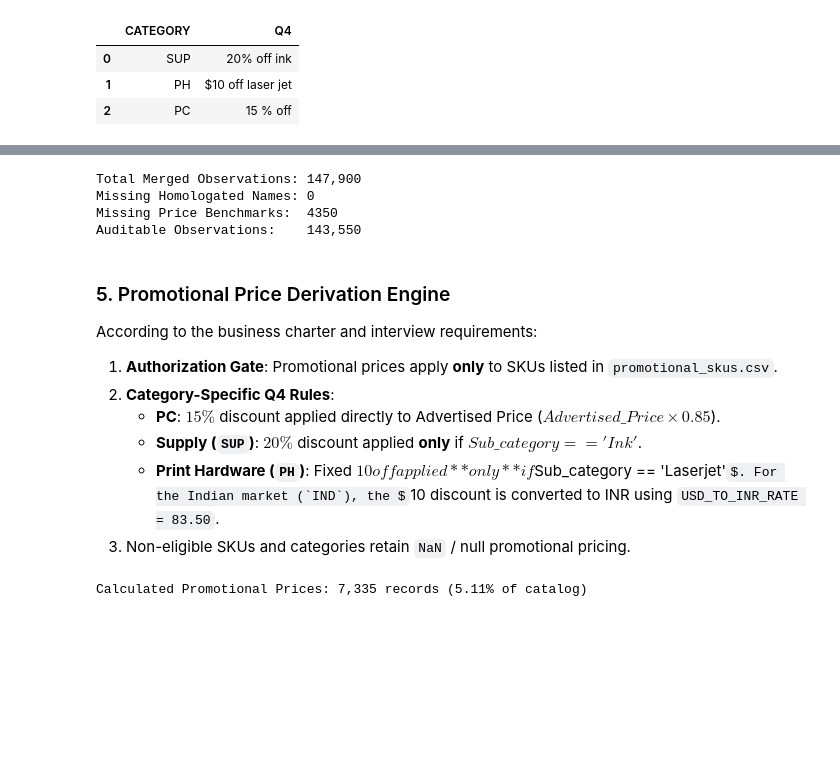
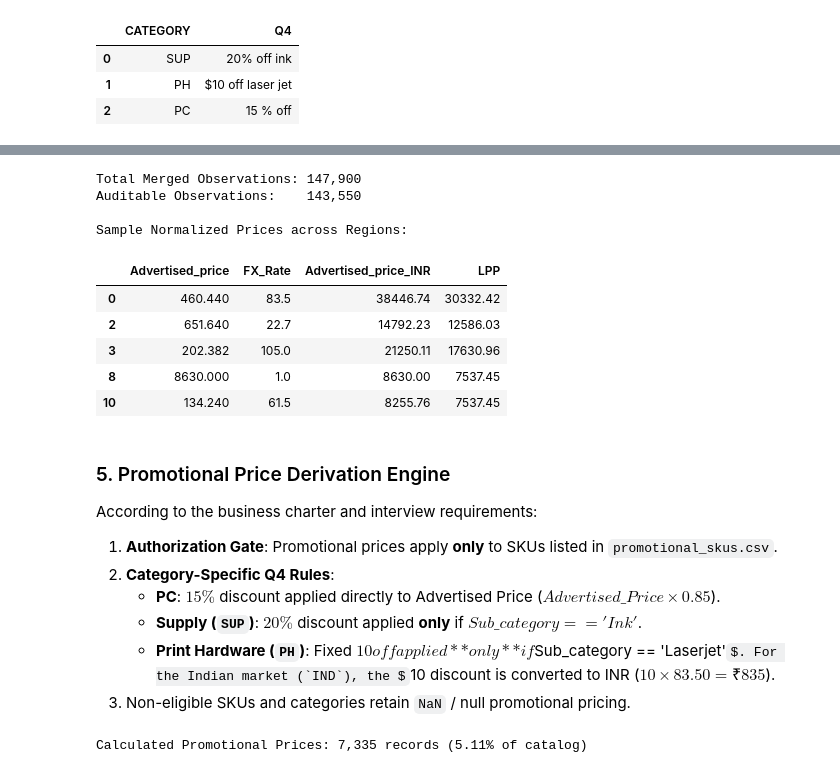
Before and after one commit to deringirish/map-data-analysis-project, a Jupyter notebook: src/notebooks/02_price_monitoring.ipynb, the cells around one changed output, grey strips where cells are left out. Cells and saved outputs as stored; diff of their text form; code cells hidden in the pictures; some formulas as TeX source; blank space fills up the shorter version.

```diff
--- a/src/notebooks/02_price_monitoring.ipynb
+++ b/src/notebooks/02_price_monitoring.ipynb
@@ -61,13 +75,22 @@ INTERMEDIATE_DIR = DATA_CODE_DIR / 'intermediate'
 
 # Business configuration constants
 ACTIVE_SEASON = 'Q4'
-USD_TO_INR_RATE = 83.50  # Configurable FX conversion rate for USD to INR promotions
+
+# Foreign Exchange (FX) Conversion Rates to Base Currency (INR)
+# Resolves cross-border comparison against INR-denominated MAP and LPP benchmarks
+FX_RATES = {
+    'IND': 1.0,      # Base currency (INR)
+    'USA': 83.50,    # USD to INR
+    'CAN': 61.50,    # CAD to INR
+    'UK':  105.00,   # GBP to INR
+    'UAE': 22.70     # AED to INR
+}
 
 print(f"Project Root:      {PROJECT_ROOT}")
 print(f"Database Tables:  {DB_TABLES_DIR}")
 print(f"Intermediate Dir: {INTERMEDIATE_DIR}")
 print(f"Active Season:    {ACTIVE_SEASON}")
-print(f"USD to INR Rate:  {USD_TO_INR_RATE}")
+print(f"FX Rates Table:   {FX_RATES}")
 # %% [output]
 Project Root:      D:\Projects\Map Data Analysis Project
 Database Tables:  D:\Projects\Map Data Analysis Project\data_code\database_tables
@@ -131,39 +153,48 @@ To conduct price compliance audits, we join the daily marketplace seller observa
 # %%
 # Left join seller observations with homologated seller names
 merged_df = seller_df.merge(
     seller_map_df,
     left_on='Seller_name',
     right_on='SELLER_NAME',
     how='left'
 )
 
 # Left join with category mapping hierarchy
 merged_df = merged_df.merge(
     cat_map_df,
     on='SKU',
     how='left'
 )
 
 # Left join with price list benchmarks
 merged_df = merged_df.merge(
     price_list_df[['SKU', 'MAP', 'LPP']],
     on='SKU',
     how='left'
 )
 
-# Quality check: Verify integrity of merged dataset
-print(f"Total Merged Observations: {len(merged_df):,}")
-print(f"Missing Homologated Names: {merged_df['HOMOLOGATED_NAME'].isna().sum()}")
-print(f"Missing Price Benchmarks:  {merged_df['MAP'].isna().sum()}")
-
 # Filter to catalog-registered SKUs only
 audit_df = merged_df.dropna(subset=['MAP', 'LPP']).copy()
+
+# Currency Normalization Engine
+audit_df['FX_Rate'] = audit_df['Region'].map(FX_RATES).fillna(1.0)
+audit_df['Advertised_price_INR'] = np.round(audit_df['Advertised_price'] * audit_df['FX_Rate'], 2)
+
+print(f"Total Merged Observations: {len(merged_df):,}")
 print(f"Auditable Observations:    {len(audit_df):,}")
+print("\nSample Normalized Prices across Regions:")
+display(audit_df.groupby('Region')[['Advertised_price', 'FX_Rate', 'Advertised_price_INR', 'LPP']].head(1))
 # %% [output]
 Total Merged Observations: 147,900
-Missing Homologated Names: 0
-Missing Price Benchmarks:  4350
 Auditable Observations:    143,550
+
+Sample Normalized Prices across Regions:
+|  | Advertised_price | FX_Rate | Advertised_price_INR | LPP |
+| 0 | 460.440 | 83.5 | 38446.74 | 30332.42 |
+| 2 | 651.640 | 22.7 | 14792.23 | 12586.03 |
+| 3 | 202.382 | 105.0 | 21250.11 | 17630.96 |
+| 8 | 8630.000 | 1.0 | 8630.00 | 7537.45 |
+| 10 | 134.240 | 61.5 | 8255.76 | 7537.45 |
 # %% [markdown]
 ### 5. Promotional Price Derivation Engine
 According to the business charter and interview requirements:
@@ -171,6 +202,6 @@ According to the business charter and interview requirements:
 2. **Category-Specific Q4 Rules**:
    - **PC**: $15\%$ discount applied directly to Advertised Price ($Advertised\_Price \times 0.85$).
    - **Supply (`SUP`)**: $20\%$ discount applied **only** if $Sub\_category == 'Ink'$.
-   - **Print Hardware (`PH`)**: Fixed $10 off applied **only** if $Sub\_category == 'Laserjet'$. For the Indian market (`IND`), the $10 discount is converted to INR using `USD_TO_INR_RATE = 83.50`.
+   - **Print Hardware (`PH`)**: Fixed $10 off applied **only** if $Sub\_category == 'Laserjet'$. For the Indian market (`IND`), the $10 discount is converted to INR ($10 \times 83.50 = \text{₹}835$).
 3. Non-eligible SKUs and categories retain `NaN` / null promotional pricing.
 # %%
```
Also changed, not shown: parts of 14 cells of this notebook, 1 other file.
